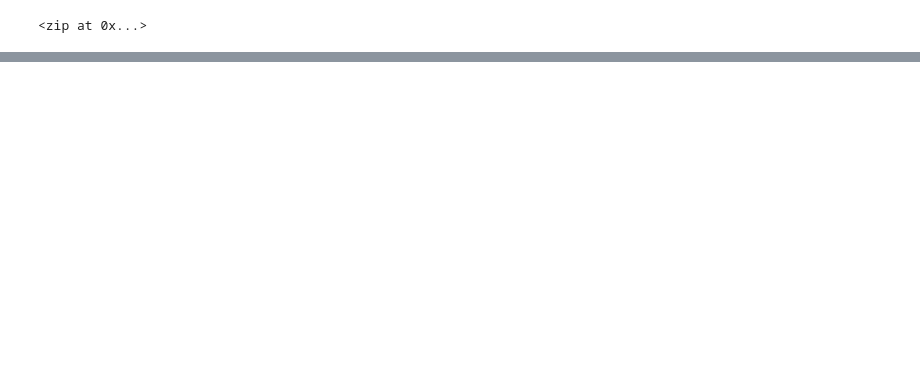
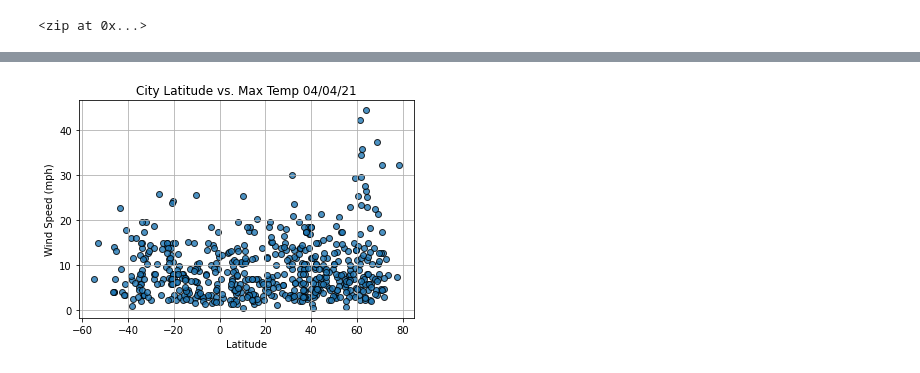
Before and after one commit to bweirich/World_Weather_Analysis, a Jupyter notebook: Weather.Py.ipynb, the cells around one changed output, grey strips where cells are left out. Cells and saved outputs as stored; diff of their text form; code cells hidden in the pictures; blank space fills up the shorter version.

```diff
--- a/Weather.Py.ipynb
+++ b/Weather.Py.ipynb
@@ -153,0 +233,23 @@ city_data_df.to_csv(output_data_file, index_label='City_ID')
+# %%
+# Build scatterplot for lat vs wind speed
+plt.scatter(lats,
+            wind_speed,
+            edgecolors='black',
+            linewidths=1,
+            marker='o',
+            alpha=0.8,
+            label='Cities')
+
+# other graph properties
+plt.title(f'City Latitude vs. Max Temp ' + time.strftime('%x'))
+plt.ylabel('Wind Speed (mph)')
+plt.xlabel('Latitude')
+plt.grid(True)
+
+# Save figure
+plt.savefig('Resources/Fig4.png')
+
+# Show plot
+plt.show()
+# %% [output]
+[figure, added]
```
Also changed, not shown: parts of 20 cells of this notebook, 5 other files.
